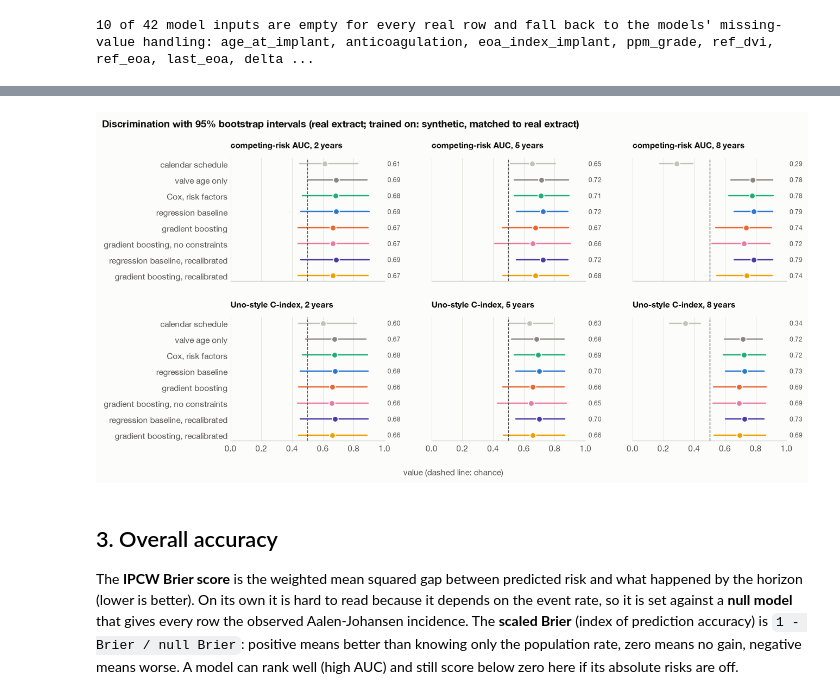
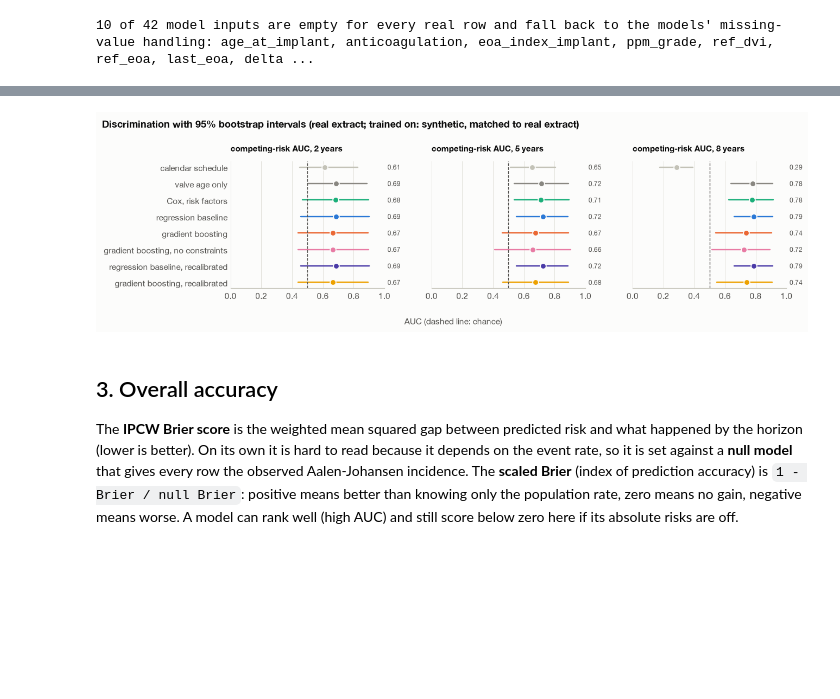
Before and after one commit to nickKyr/dyania-hackathon-avr-durability, a Jupyter notebook: notebooks/05_results.ipynb, the cells around one changed output, grey strips where cells are left out. Saved outputs shown, nothing was run; the diff lists cells and outputs as text; code cells hidden in the pictures; blank space fills up the shorter version.

Commit message:
update submission files and results

```diff
--- a/notebooks/05_results.ipynb
+++ b/notebooks/05_results.ipynb
@@ -42,7 +42,7 @@ for m in (viz, ml, landmarks, ev, ledger):
 viz.use_style()
 
 PROCESSED = ROOT / "data" / "processed"
-RUN = os.environ.get("AVR_RUN", "main")
+RUN = os.environ.get("AVR_RUN", "final")
 RUN_DIR = PROCESSED / "runs" / RUN
 REAL_DIR = Path(os.environ.get("AVR_REAL_DIR", PROCESSED))
 HORIZONS = (2, 5, 8)
@@ -52,8 +52,7 @@ SEED = 0
 CAL_GROUPS = 3
 THRESHOLDS = np.round(np.arange(0.01, 0.31, 0.01), 2)
 MAIN = ["valve age only", "Cox, risk factors", "regression baseline", "gradient boosting", "gradient boosting, no constraints"]
-LOG_PATH = PROCESSED / "results_log.csv"
-WRITE_LOG = os.environ.get("AVR_WRITE_LOG", "1") != "0"
+WRITE_LEDGER = os.environ.get("AVR_WRITE_LOG", "1") != "0"
 
 missing = ev.missing_inputs(RUN_DIR, REAL_DIR)
 READY = not missing
@@ -134,10 +131,8 @@ if READY:
     full = perf.join(ci)
     order = list(preds)
     disc = pd.DataFrame({
-        (f"{h} years", "AUC"): [f"{full.loc[(n, h), 'auc']:.2f} ({full.loc[(n, h), 'auc_lo']:.2f} to {full.loc[(n, h), 'auc_hi']:.2f})" for n in order]
-        for h in HORIZONS} | {
-        (f"{h} years", "C-index"): [f"{full.loc[(n, h), 'c_index']:.2f} ({full.loc[(n, h), 'c_index_lo']:.2f} to {full.loc[(n, h), 'c_index_hi']:.2f})" for n in order]
-        for h in HORIZONS}, index=order).sort_index(axis=1, level=0, sort_remaining=False)
-    disc.index.name = f"model ({LABEL} training, real extract)"
+        f"{h} years": [f"{full.loc[(n, h), 'auc']:.2f} ({full.loc[(n, h), 'auc_lo']:.2f} to {full.loc[(n, h), 'auc_hi']:.2f})" for n in order]
+        for h in HORIZONS}, index=order)
+    disc.index.name = f"competing-risk AUC ({LABEL} training, real extract)"
     display(disc)
 # %% [output]
@@ -155,27 +149,25 @@ if READY:
 # %%
 if READY:
-    fig, axes = plt.subplots(2, len(HORIZONS), figsize=(12, 6.2), sharey=True, sharex=True)
-    for r, (metric, name) in enumerate([("auc", "competing-risk AUC"), ("c_index", "Uno-style C-index")]):
-        for c, h in enumerate(HORIZONS):
-            ax = axes[r, c]
-            for i, n in enumerate(order):
-                row = full.loc[(n, h)]
-                ax.plot([row[f"{metric}_lo"], row[f"{metric}_hi"]], [i, i], color=ev.color(n), linewidth=1.6, solid_capstyle="round")
-                ax.plot(row[metric], i, "o", markersize=7, color=ev.color(n), markeredgecolor=viz.SURFACE, markeredgewidth=1.2)
-                ax.text(1.02, i, f"{row[metric]:.2f}", va="center", ha="left", fontsize=8, color=viz.INK_SECONDARY, transform=ax.get_yaxis_transform())
-            ax.axvline(0.5, color=viz.INK_SECONDARY, linewidth=0.9, linestyle="--")
-            ax.set_xlim(0, 1)
-            ax.set_yticks(range(len(order)), order)
-            ax.grid(axis="y", visible=False)
-            ax.set_title(f"{name}, {h} years", fontsize=10)
-    axes[0, 0].invert_yaxis()
+    fig, axes = plt.subplots(1, len(HORIZONS), figsize=(12, 3.6), sharey=True, sharex=True)
+    for ax, h in zip(axes, HORIZONS):
+        for i, n in enumerate(order):
+            row = full.loc[(n, h)]
+            ax.plot([row["auc_lo"], row["auc_hi"]], [i, i], color=ev.color(n), linewidth=1.6, solid_capstyle="round")
+            ax.plot(row["auc"], i, "o", markersize=7, color=ev.color(n), markeredgecolor=viz.SURFACE, markeredgewidth=1.2)
+            ax.text(1.02, i, f"{row['auc']:.2f}", va="center", ha="left", fontsize=8, color=viz.INK_SECONDARY, transform=ax.get_yaxis_transform())
+        ax.axvline(0.5, color=viz.INK_SECONDARY, linewidth=0.9, linestyle="--")
+        ax.set_xlim(0, 1)
+        ax.set_yticks(range(len(order)), order)
+        ax.grid(axis="y", visible=False)
+        ax.set_title(f"competing-risk AUC, {h} years", fontsize=10)
+    axes[0].invert_yaxis()
     fig.suptitle(f"Discrimination with 95% bootstrap intervals ({TAG})", x=0.01, ha="left", fontweight="bold", fontsize=12)
-    fig.supxlabel("value (dashed line: chance)", fontsize=10, color=viz.INK_SECONDARY)
-    fig.tight_layout(h_pad=2.2, w_pad=3)
+    fig.supxlabel("AUC (dashed line: chance)", fontsize=10, color=viz.INK_SECONDARY)
+    fig.tight_layout(w_pad=3)
     viz.save(fig, "05_discrimination_forest")
     plt.show()
 # %% [output]
-[figure, old version]
+[figure, new version]
 # %% [markdown]
 ## 3. Overall accuracy
 
```
Also changed, not shown: parts of 8 cells of this notebook, 24 other files.
